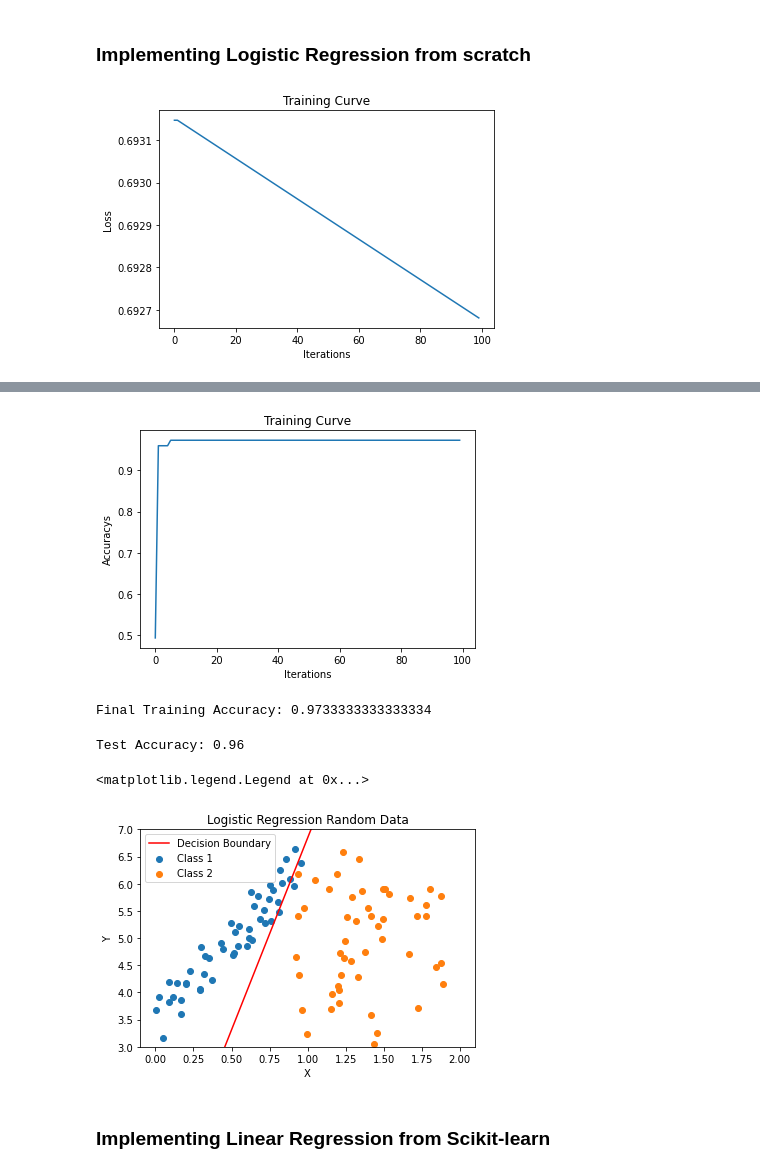
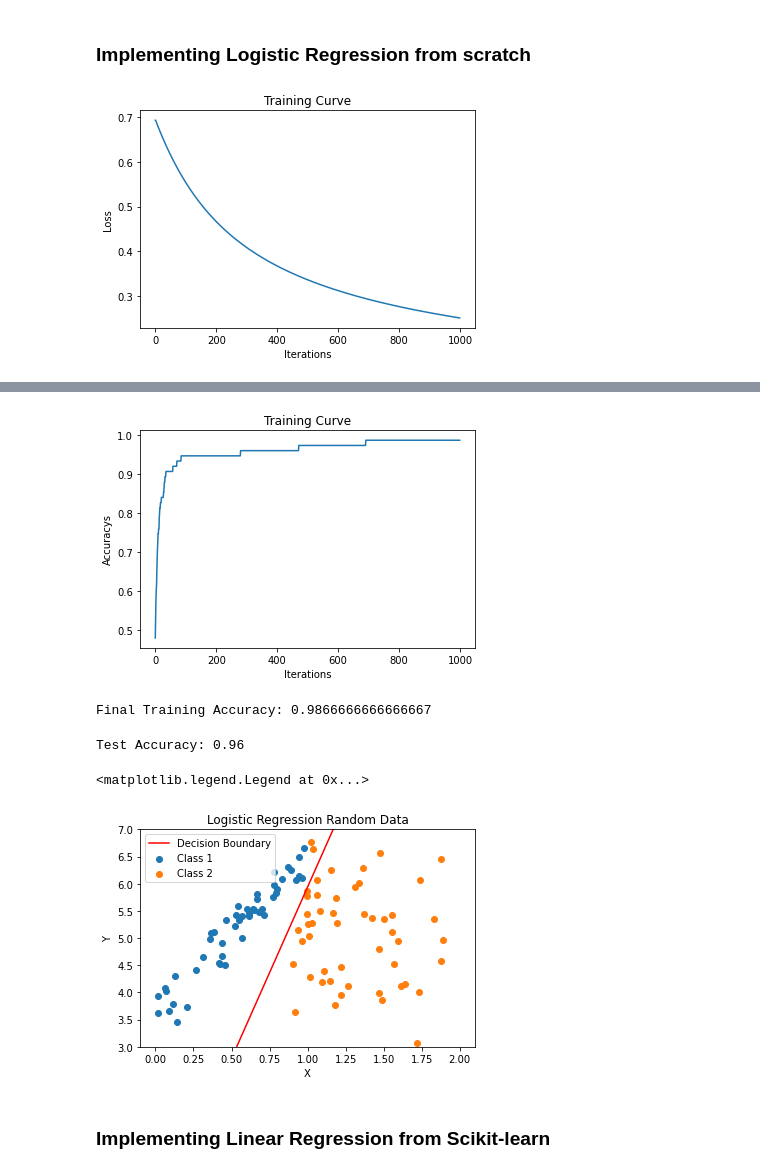
Before and after one commit to Followb1ind1y/Machine-Learning-Algorithms-from-Scratch, a Jupyter notebook: ML_Algorithms_Logistic_Regression.ipynb, the cells around one changed output, grey strips where cells are left out. Drawn from its saved outputs; the diff is of its cells as text; code cells hidden in the pictures.

```diff
--- a/ML_Algorithms_Logistic_Regression.ipynb
+++ b/ML_Algorithms_Logistic_Regression.ipynb
@@ -63,7 +63,7 @@ x_train, x_test, y_train, y_test = train_test_split(x, y)
 ### **Implementing Logistic Regression from scratch**
 # %%
 class LogisticRegressionUsingGD:
-    def __init__(self, learning_rate=0.0001, n_iterations=100):
+    def __init__(self, learning_rate=0.05, n_iterations=100):
         self.learning_rate = learning_rate
         self.n_iterations = n_iterations
 
@@ -132,8 +132,8 @@ class LogisticRegressionUsingGD:
         print("Final Training Accuracy: {}".format(self.accuracys[-1]))
 # %%
 # Model initialization
-Logistic_Regression_GD = LogisticRegressionUsingGD()
+Logistic_Regression_GD = LogisticRegressionUsingGD(learning_rate=0.05, n_iterations=1000)
 # Fit the data(train the model)
 train_model = Logistic_Regression_GD.fit(x_train, y_train)
 # %% [output]
-[figure, old version]
+[figure, new version]
@@ -141,5 +141,5 @@ Final Training Loss: 0.6926807176485862
-[figure, old version]
+[figure, new version]
-Final Training Accuracy: 0.9733333333333334
+Final Training Accuracy: 0.9866666666666667
 # %%
 y_test_pred = Logistic_Regression_GD.predict(x_test)
 test_accuracy = Logistic_Regression_GD.get_accuracy(y_test_pred, y_test)
@@ -166,7 +166,7 @@ ax.set_ylabel('Y')
 plt.legend()
 # %% [output]
 <matplotlib.legend.Legend at 0x...>
-[figure, old version]
+[figure, new version]
 # %% [markdown]
 ### **Implementing Linear Regression from Scikit-learn**
 # %%
```
Also changed, not shown: parts of 6 cells of this notebook.
